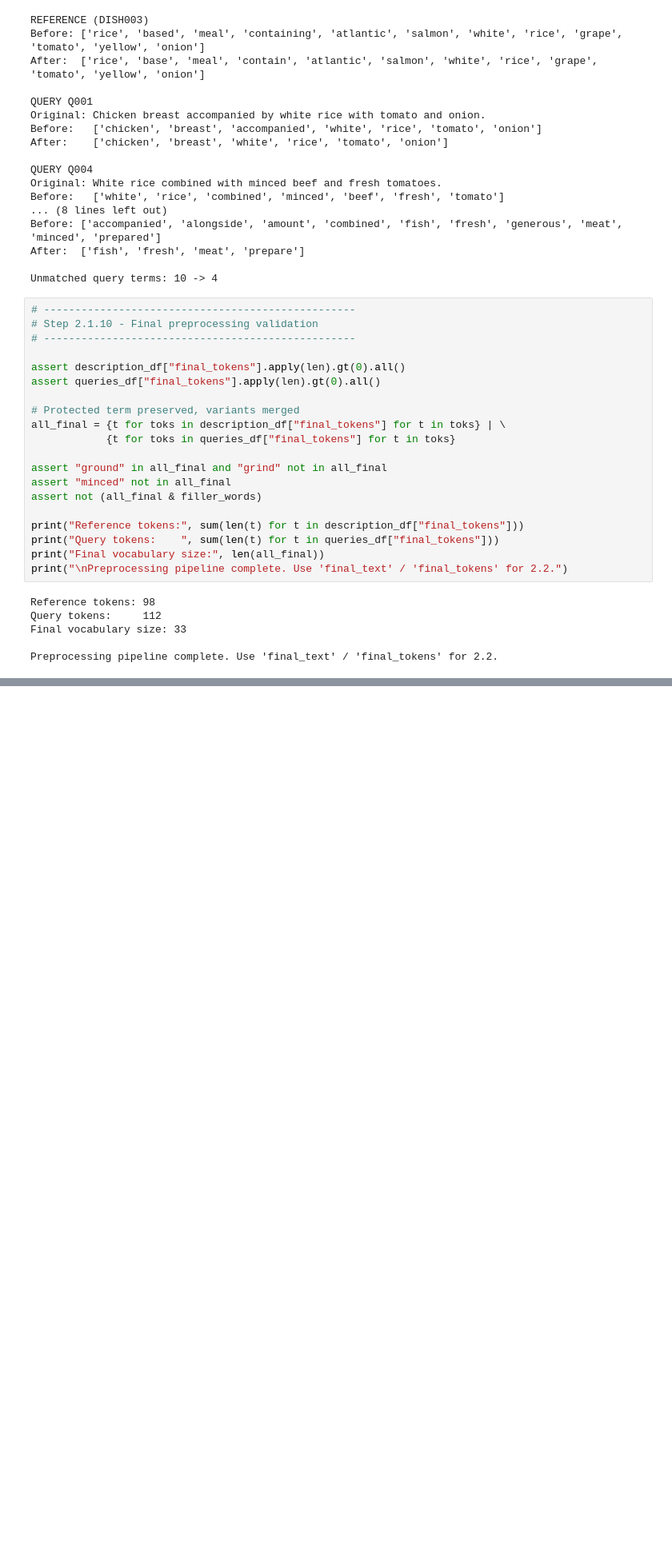
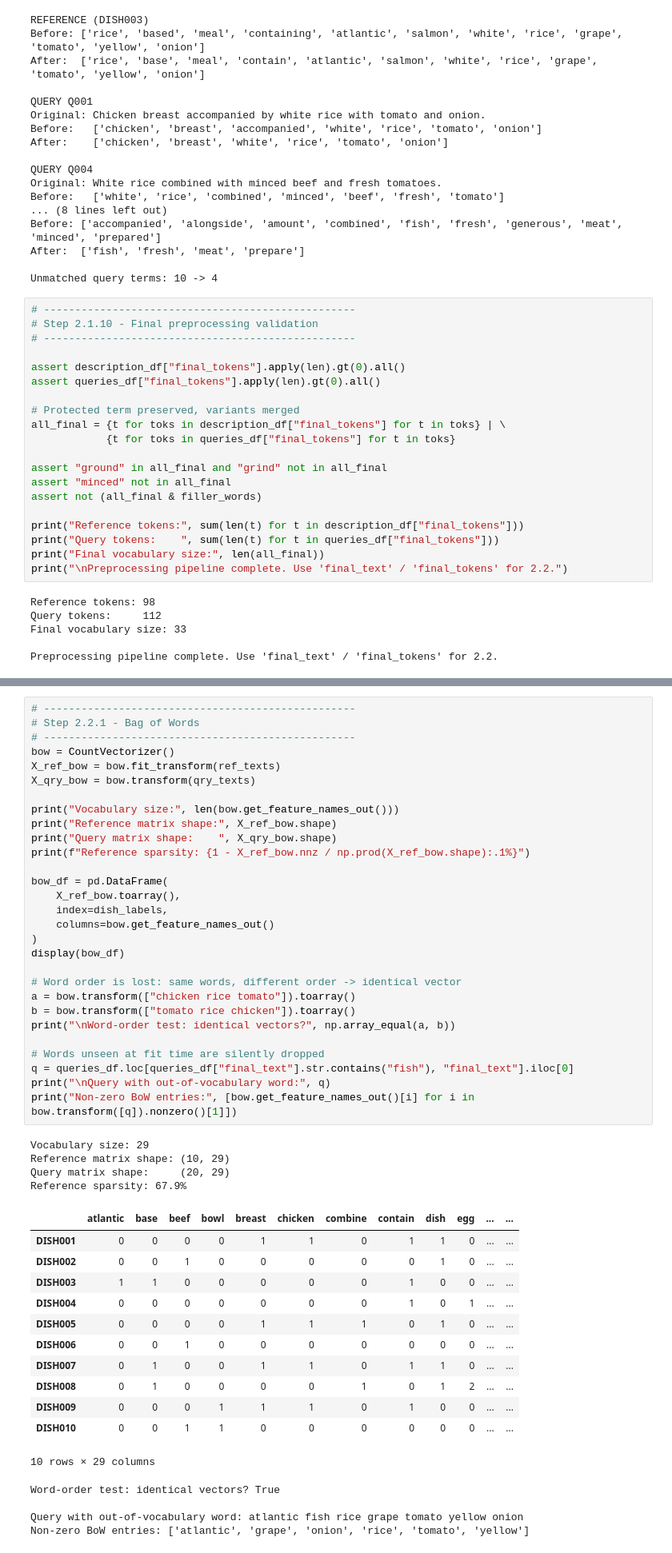
Before and after one commit to Mouhcine005/NutriVision, a Jupyter notebook: notebooks/06_classical_nlp.ipynb, the cells around one changed output, grey strips where cells are left out. Shown at 80% size. Drawn from its saved outputs; the diff is of its cells as text; blank space fills up the shorter version.

```diff
--- a/notebooks/06_classical_nlp.ipynb
+++ b/notebooks/06_classical_nlp.ipynb
@@ -974,0 +1013,50 @@ Preprocessing pipeline complete. Use 'final_text' / 'final_tokens' for 2.2.
+# %%
+# --------------------------------------------------
+# Step 2.2.1 - Bag of Words
+# --------------------------------------------------
+bow = CountVectorizer()
+X_ref_bow = bow.fit_transform(ref_texts)
+X_qry_bow = bow.transform(qry_texts)
+
+print("Vocabulary size:", len(bow.get_feature_names_out()))
+print("Reference matrix shape:", X_ref_bow.shape)
+print("Query matrix shape:    ", X_qry_bow.shape)
+print(f"Reference sparsity: {1 - X_ref_bow.nnz / np.prod(X_ref_bow.shape):.1%}")
+
+bow_df = pd.DataFrame(
+    X_ref_bow.toarray(),
+    index=dish_labels,
+    columns=bow.get_feature_names_out()
+)
+display(bow_df)
+
+# Word order is lost: same words, different order -> identical vector
+a = bow.transform(["chicken rice tomato"]).toarray()
+b = bow.transform(["tomato rice chicken"]).toarray()
+print("\nWord-order test: identical vectors?", np.array_equal(a, b))
+
+# Words unseen at fit time are silently dropped
+q = queries_df.loc[queries_df["final_text"].str.contains("fish"), "final_text"].iloc[0]
+print("\nQuery with out-of-vocabulary word:", q)
+print("Non-zero BoW entries:", [bow.get_feature_names_out()[i] for i in bow.transform([q]).nonzero()[1]])
+# %% [output]
+Vocabulary size: 29
+Reference matrix shape: (10, 29)
+Query matrix shape:     (20, 29)
+Reference sparsity: 67.9%
+|  | atlantic | base | beef | bowl | breast | chicken | combine | contain | dish | egg | ... | ... |
+| DISH001 | 0 | 0 | 0 | 0 | 1 | 1 | 0 | 1 | 1 | 0 | ... | ... |
+| DISH002 | 0 | 0 | 1 | 0 | 0 | 0 | 0 | 0 | 1 | 0 | ... | ... |
+| DISH003 | 1 | 1 | 0 | 0 | 0 | 0 | 0 | 1 | 0 | 0 | ... | ... |
+| DISH004 | 0 | 0 | 0 | 0 | 0 | 0 | 0 | 1 | 0 | 1 | ... | ... |
+| DISH005 | 0 | 0 | 0 | 0 | 1 | 1 | 1 | 0 | 1 | 0 | ... | ... |
+| DISH006 | 0 | 0 | 1 | 0 | 0 | 0 | 0 | 0 | 0 | 0 | ... | ... |
+| DISH007 | 0 | 1 | 0 | 0 | 1 | 1 | 0 | 1 | 1 | 0 | ... | ... |
+| DISH008 | 0 | 1 | 0 | 0 | 0 | 0 | 1 | 0 | 1 | 2 | ... | ... |
+| DISH009 | 0 | 0 | 0 | 1 | 1 | 1 | 0 | 1 | 0 | 0 | ... | ... |
+| DISH010 | 0 | 0 | 1 | 1 | 0 | 0 | 0 | 0 | 0 | 0 | ... | ... |
+10 rows × 29 columns
+Word-order test: identical vectors? True
+
+Query with out-of-vocabulary word: atlantic fish rice grape tomato yellow onion
+Non-zero BoW entries: ['atlantic', 'grape', 'onion', 'rice', 'tomato', 'yellow']
```
Also changed, not shown: parts of 15 cells of this notebook, 1 other file.
